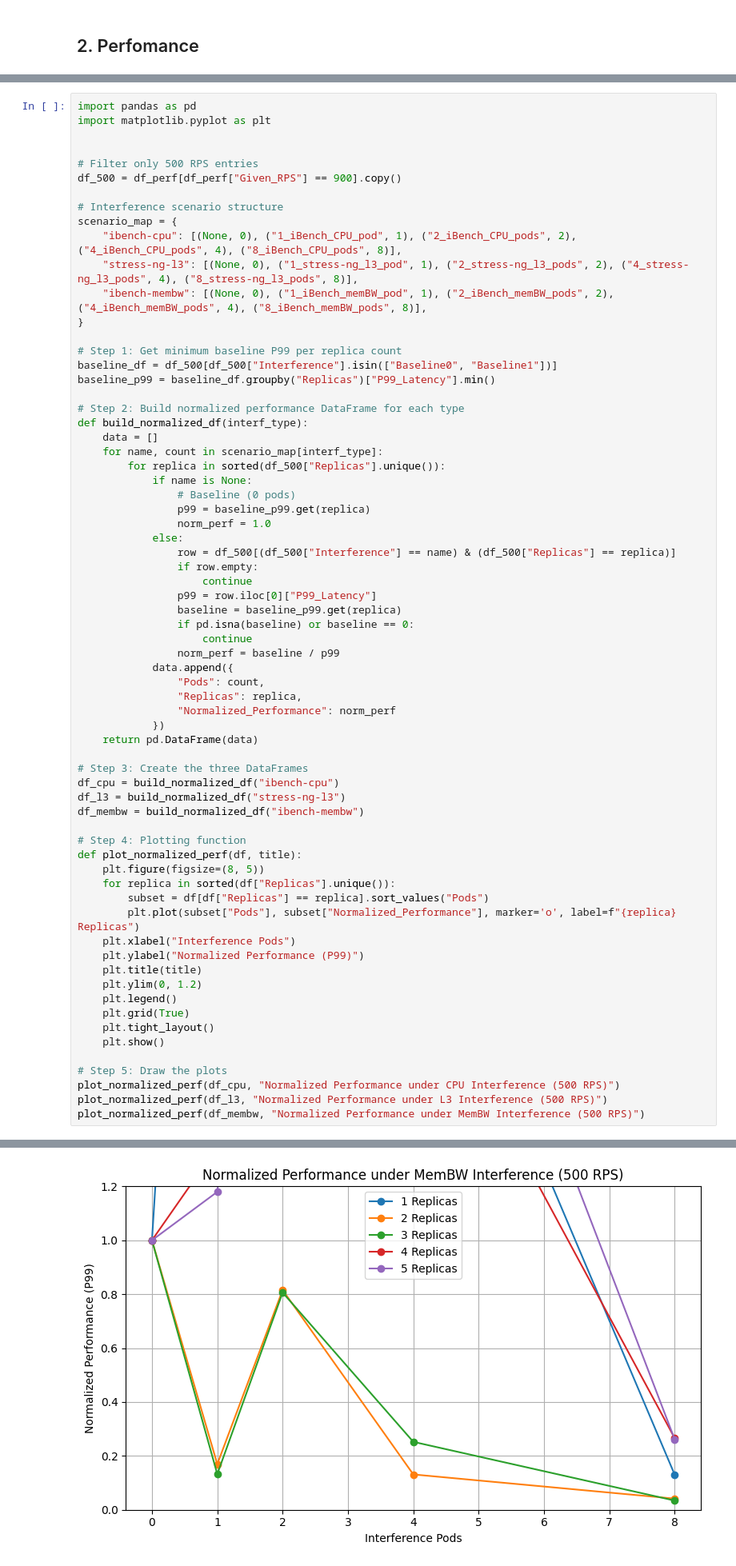
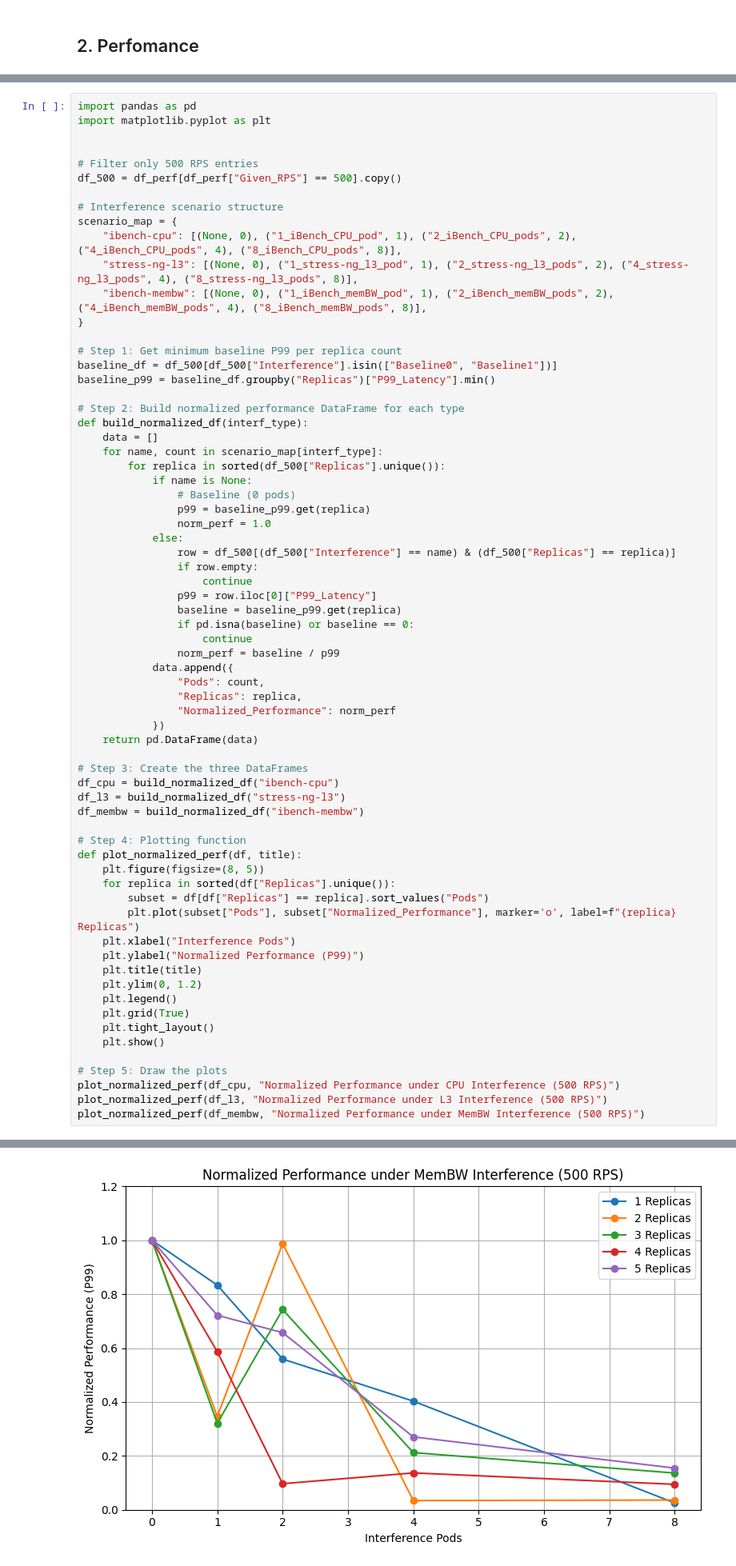
Before and after one commit to georgakopoulosgeo/Interference_Thesis_NTUA, a Jupyter notebook: profiling/slowdown_predictor.ipynb, the cells around one changed output, grey strips where cells are left out. Shown at 80% size. Cells and saved outputs as stored; diff of their text form.

```diff
--- a/profiling/slowdown_predictor.ipynb
+++ b/profiling/slowdown_predictor.ipynb
@@ -339,7 +339,7 @@ import matplotlib.pyplot as plt
 
 
 # Filter only 500 RPS entries
-df_500 = df_perf[df_perf["Given_RPS"] == 900].copy()
+df_500 = df_perf[df_perf["Given_RPS"] == 500].copy()
 
 # Interference scenario structure
 scenario_map = {
@@ -407,4 +407,4 @@ plot_normalized_perf(df_membw, "Normalized Performance under MemBW Interference
-[figure, old version]
+[figure, new version]
 # %% [markdown]
 ### 2.2 QoS Degradation
 **Formula:**
```
Also changed, not shown: parts of 11 cells of this notebook.
